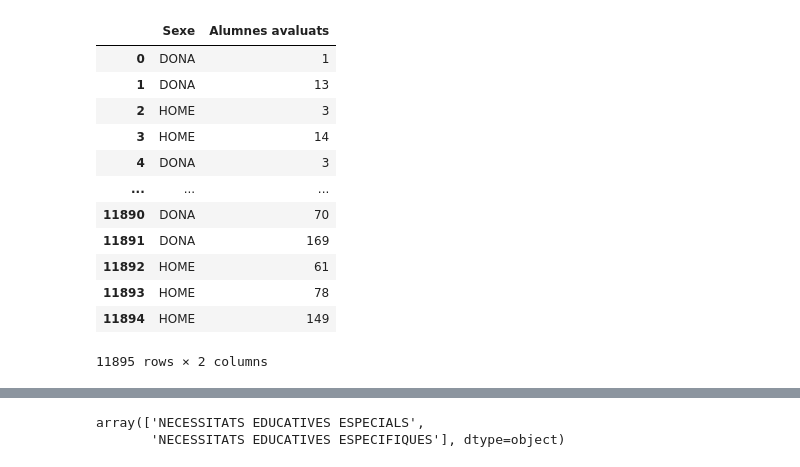
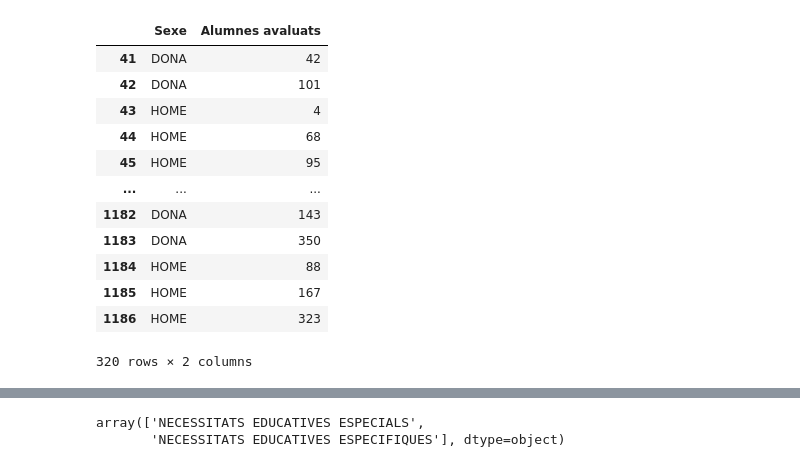
Before and after one commit to annaszymanskicortes/truco-o-dato, a Jupyter notebook: notebook_julia.ipynb, the cells around one changed output, grey strips where cells are left out. Cells and saved outputs as stored; diff of their text form; code cells hidden in the pictures.

```diff
--- a/notebook_julia.ipynb
+++ b/notebook_julia.ipynb
@@ -5,5 +16,5 @@ import pandas as pd
 # %%
-df_alumnes = pd.read_csv('data/data_aprobados_colegio_barrio.csv',delimiter =";")
+df_alumnes = pd.read_csv('data/data_aprobados_colegio_barrio_2022.csv',delimiter =";", encoding='latin-1')
 df_alumnes.head()
 # %% [output]
 |  | Curs | Estudi | Codi àrea territorial | Àrea territorial | Codi comarca | Comarca | Codi municipi | ... |
@@ -34,4 +40,6 @@ nuevo_df = df[["col1", "col3"]].copy()
 # %%
-df_clean = df_alumnes_bcn[["Sexe","Resultat","Alumnes avaluats"]]
-df_clean
+df_alumnes_bcn_public = df_alumnes_bcn[df_alumnes_bcn["Naturalesa"]=="PÚBLIC"]
+df_resultats_public = df_alumnes_bcn_public[["Sexe","Resultat de l'avaluació","Codi districte","Alumnes avaluats"]]
+total_avaluats_public = df_resultats_public["Alumnes avaluats"].sum()
+total_avaluats_public
 # %% [output]
@@ -96,20 +90,20 @@ plt.show()
 # %%
-df_sex = df_alumnes[["Sexe","Alumnes avaluats"]]
+df_sex = df_alumnes_bcn_public[["Sexe","Alumnes avaluats"]]
 df_sex
 # %% [output]
 |  | Sexe | Alumnes avaluats |
-| 0 | DONA | 1 |
-| 1 | DONA | 13 |
-| 2 | HOME | 3 |
-| 3 | HOME | 14 |
-| 4 | DONA | 3 |
+| 41 | DONA | 42 |
+| 42 | DONA | 101 |
+| 43 | HOME | 4 |
+| 44 | HOME | 68 |
+| 45 | HOME | 95 |
 | ... | ... | ... |
-| 11890 | DONA | 70 |
-| 11891 | DONA | 169 |
-| 11892 | HOME | 61 |
-| 11893 | HOME | 78 |
-| 11894 | HOME | 149 |
+| 1182 | DONA | 143 |
+| 1183 | DONA | 350 |
+| 1184 | HOME | 88 |
+| 1185 | HOME | 167 |
+| 1186 | HOME | 323 |
-11895 rows × 2 columns
+320 rows × 2 columns
 # %%
 df_sex_sum = df_sex.groupby("Sexe")["Alumnes avaluats"].sum()
 percent = df_sex_sum / df_sex_sum.sum()*100
```
Also changed, not shown: parts of 27 cells of this notebook, 1 other file.
